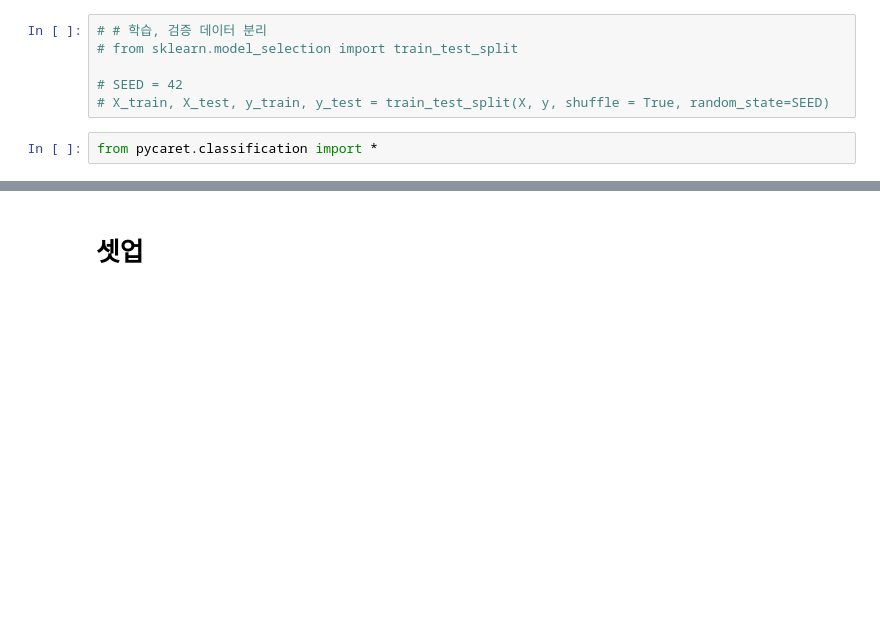
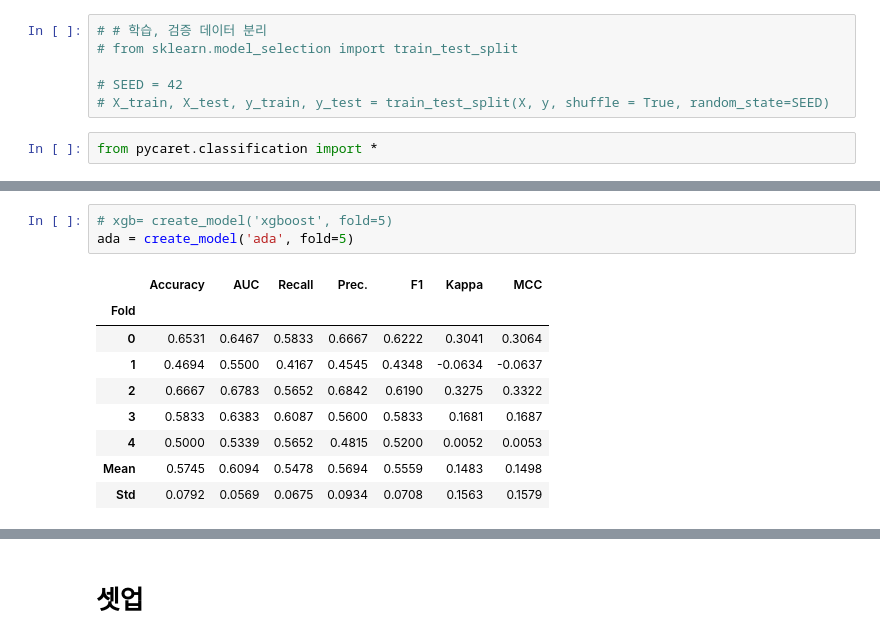
Before and after one commit to sshee0123/Volleyball_Match_Prediction, a Jupyter notebook: 배구경기예측_autoML.ipynb, the cells around one changed output, grey strips where cells are left out. Saved outputs shown, nothing was run; the diff lists cells and outputs as text; blank space fills up the shorter version.

```diff
--- a/배구경기예측_autoML.ipynb
+++ b/배구경기예측_autoML.ipynb
@@ -58,0 +136,13 @@ from pycaret.classification import *
+# %%
+# xgb= create_model('xgboost', fold=5)
+ada = create_model('ada', fold=5)
+# %% [output]
+|  | Accuracy | AUC | Recall | Prec. | F1 | Kappa | MCC |
+| Fold |  |  |  |  |  |  |  |
+| 0 | 0.6531 | 0.6467 | 0.5833 | 0.6667 | 0.6222 | 0.3041 | 0.3064 |
+| 1 | 0.4694 | 0.5500 | 0.4167 | 0.4545 | 0.4348 | -0.0634 | -0.0637 |
+| 2 | 0.6667 | 0.6783 | 0.5652 | 0.6842 | 0.6190 | 0.3275 | 0.3322 |
+| 3 | 0.5833 | 0.6383 | 0.6087 | 0.5600 | 0.5833 | 0.1681 | 0.1687 |
+| 4 | 0.5000 | 0.5339 | 0.5652 | 0.4815 | 0.5200 | 0.0052 | 0.0053 |
+| Mean | 0.5745 | 0.6094 | 0.5478 | 0.5694 | 0.5559 | 0.1483 | 0.1498 |
+| Std | 0.0792 | 0.0569 | 0.0675 | 0.0934 | 0.0708 | 0.1563 | 0.1579 |
```
Also changed, not shown: parts of 18 cells of this notebook.
